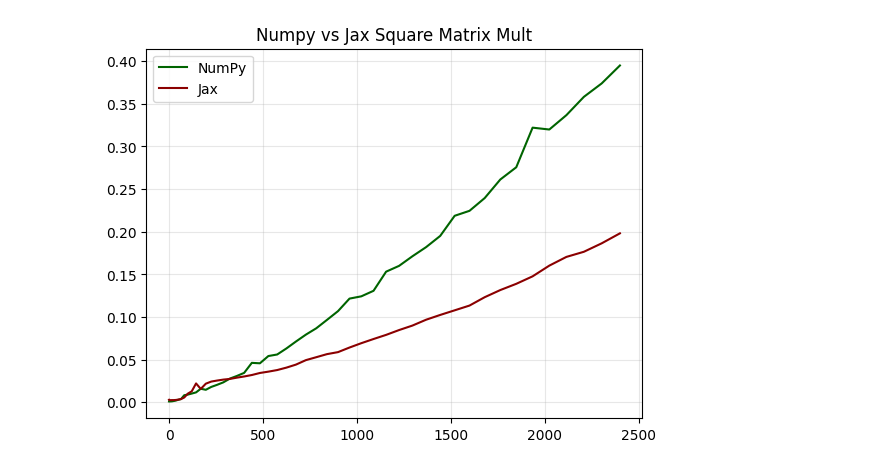
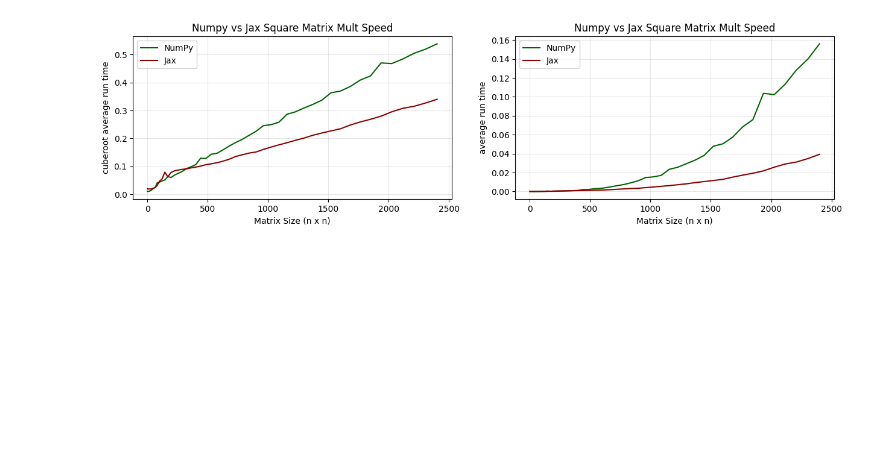
Before and after one commit to morganhawkins/ML-Projects, a Jupyter notebook: testing_pytorch_jax.ipynb, the cells around one changed output. Drawn from its saved outputs; the diff is of its cells as text; code cells hidden in the pictures; blank space fills up the shorter version.

Commit message:
jax vs numpy speed

```diff
--- a/testing_pytorch_jax.ipynb
+++ b/testing_pytorch_jax.ipynb
@@ -56,14 +38,29 @@ sizes = np.array(sizes)
 times_np = np.array(times_np)
 times_jax = np.array(times_jax)
 # %%
-plt.plot(sizes, (times_np/500)**.5, label = 'NumPy', color = 'darkgreen')
-plt.plot(sizes, (times_jax/500)**.5, label = 'Jax', color = 'darkred')
+plt.figure(figsize = (15,3.5))
+
+plt.subplot(1,2,1)
+plt.plot(sizes, np.cbrt(times_np/500), label = 'NumPy', color = 'darkgreen')
+plt.plot(sizes, np.cbrt(times_jax/500), label = 'Jax', color = 'darkred')
 
 plt.legend()
 plt.grid(alpha = .3)
-plt.title("Numpy vs Jax Square Matrix Mult")
+plt.title("Numpy vs Jax Square Matrix Mult Speed")
+plt.ylabel("cuberoot average run time")
+plt.xlabel("Matrix Size (n x n)")
 
 
+plt.subplot(1,2,2)
+plt.plot(sizes, (times_np/500), label = 'NumPy', color = 'darkgreen')
+plt.plot(sizes, (times_jax/500), label = 'Jax', color = 'darkred')
+
+plt.legend()
+plt.grid(alpha = .3)
+plt.title("Numpy vs Jax Square Matrix Mult Speed")
+plt.ylabel("average run time")
+plt.xlabel("Matrix Size (n x n)")
+
 plt.show()
 # %% [output]
-[figure, old version]
+[figure, new version]
```
Also changed, not shown: parts of 1 cell of this notebook.
